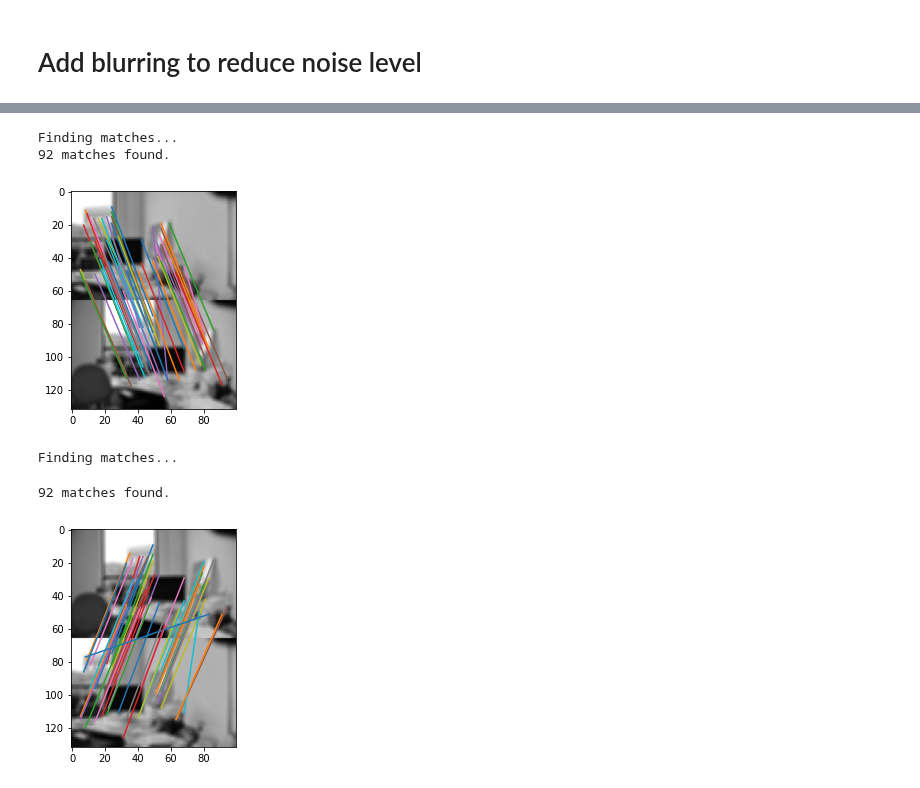
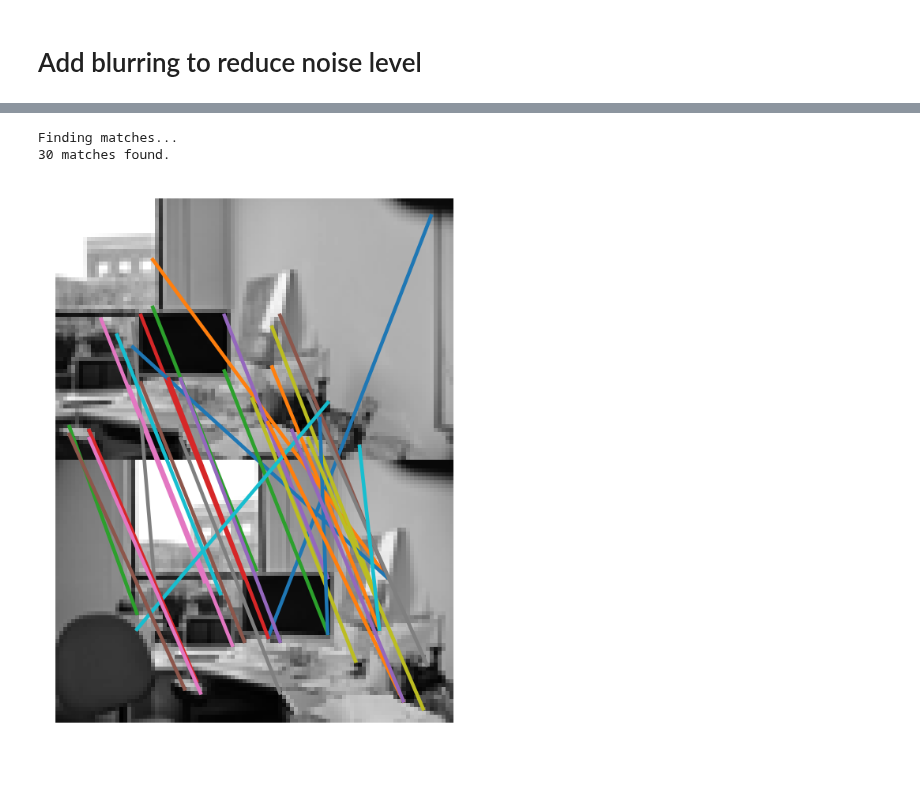
Before and after one commit to Tsmorz/computer-vision, a Jupyter notebook: Project 2/HarrisCorners.ipynb, the cells around one changed output, grey strips where cells are left out. Drawn from its saved outputs; the diff is of its cells as text; code cells hidden in the pictures.

Commit message:
report images

```diff
--- a/Project 2/HarrisCorners.ipynb
+++ b/Project 2/HarrisCorners.ipynb
@@ -152,8 +152,8 @@ def HarrisCorner(image,threshold,width):
 def reducedHarris(image,width):
 
     threshold = 1.0
-    ratio = 101
-    while ratio >= 100:
+    ratio = 1001
+    while ratio >= 1000:
         threshold = 0.1*threshold
 
         corners = HarrisCorner(image,threshold,width)
@@ -180,7 +180,7 @@ def drawLines(image1,image2,matches,threshold):
     for i in range(0,x.shape[0]):
         if matches[i,-1] >= threshold:
             plt.plot(y[i,:],x[i,:])
-    plt.savefig('matches.jpeg')
+    plt.axis('off')
 
     return
 
@@ -247,6 +247,8 @@ def patch2patch(im1,im2,corners1,corners2,width,num_matches):
 # %% [markdown]
 # Load Image, Reduce Size, Convert to Gray
 # %%
+plt.rcParams['figure.dpi']= 220
+
 # Load image1
 file = 'DanaHallWay1/DSC_0282.JPG'
 file = 'DanaOffice/DSC_0308.JPG'
@@ -295,22 +305,12 @@ Corners: 92
 # %%
+
 # Find matches
 print('Finding matches...')
 num_matches = np.sum(corners1>0)
 matches = patch2patch(im1,im2,corners1,corners2,width,num_matches)
 print(matches.shape[0],'matches found.')
-drawLines(im1,im2,matches,0.995)
+drawLines(gray1,gray2,matches,0.9)
 # %% [output]
 Finding matches...
-92 matches found.
+30 matches found.
-[figure, old version]
+[figure, new version]
-# %%
-# Find matches
-print('Finding matches...')
-num_matches = np.sum(corners2>0)
-matches = patch2patch(im2,im1,corners2,corners1,width,num_matches)
-print(matches.shape[0],'matches found.')
-drawLines(im2,im1,matches,0.995)
-# %% [output]
-Finding matches...
-92 matches found.
-[figure, removed]
```
Also changed, not shown: parts of 5 cells of this notebook, 2 other files.
